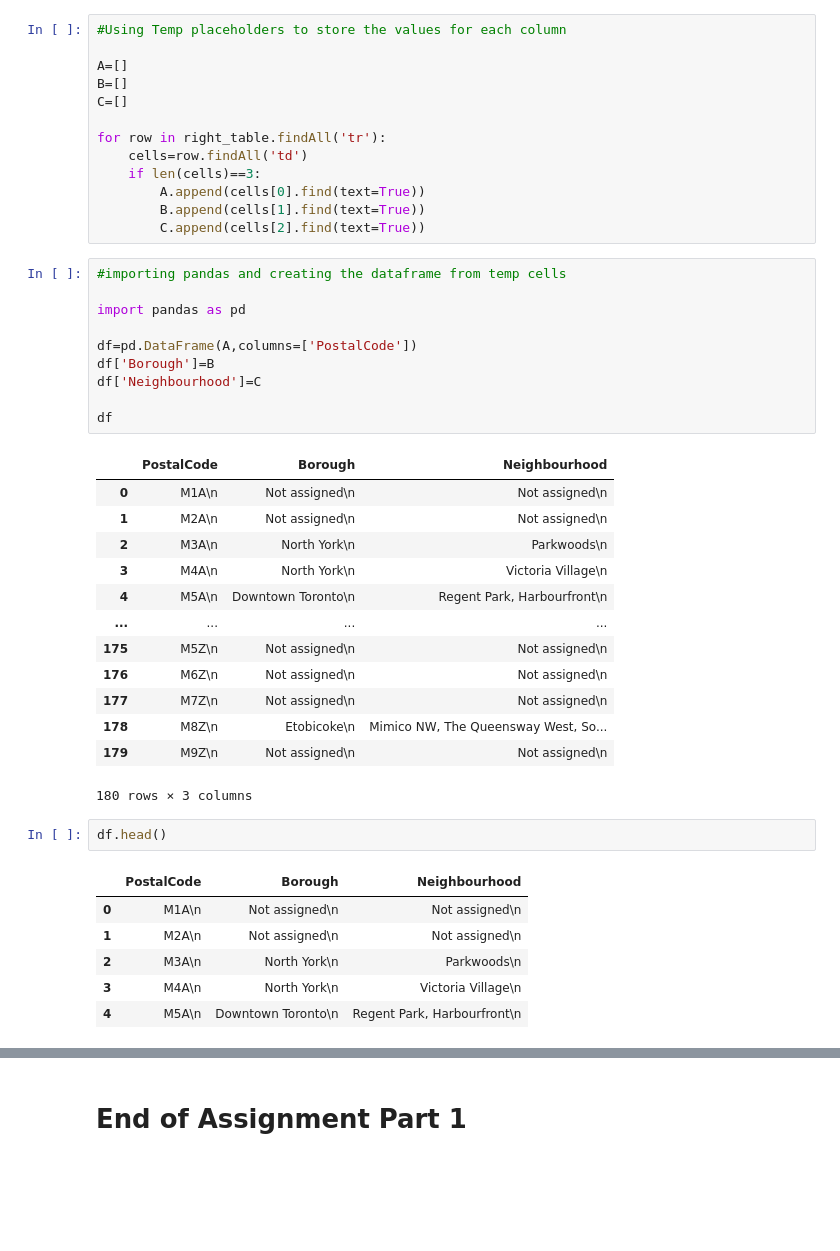
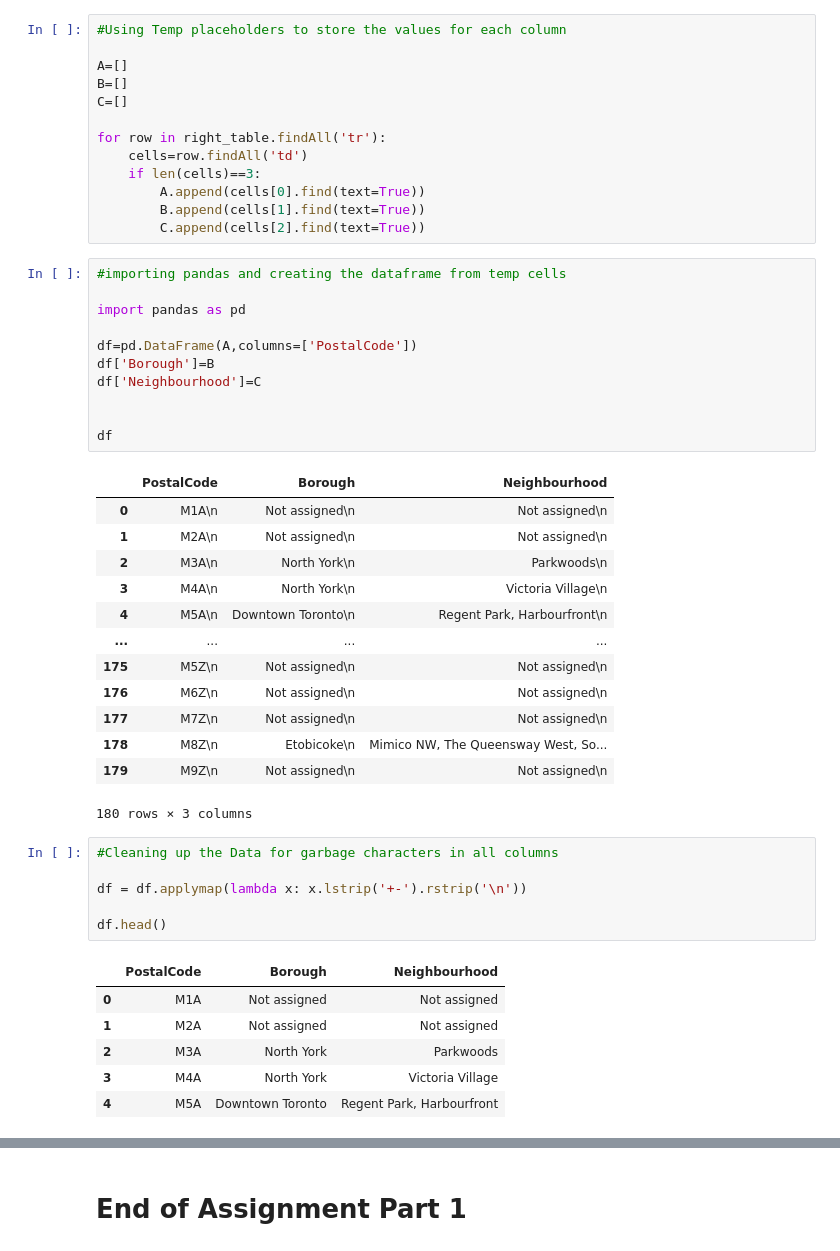
Before and after one commit to sanjeetmanchanda/Coursera_Capstone, a Jupyter notebook: Coursera_Capstone_notebook.ipynb, the cells around one changed output, grey strips where cells are left out. Cells and saved outputs as stored; diff of their text form; blank space fills up the shorter version.

```diff
--- a/Coursera_Capstone_notebook.ipynb
+++ b/Coursera_Capstone_notebook.ipynb
@@ -49,6 +67,7 @@ df=pd.DataFrame(A,columns=['PostalCode'])
 df['Borough']=B
 df['Neighbourhood']=C
 
+
 df
 # %% [output]
 |  | PostalCode | Borough | Neighbourhood |
@@ -64,12 +83,16 @@ df
 | 178 | M8Z\n | Etobicoke\n | Mimico NW, The Queensway West, So... |
 | 179 | M9Z\n | Not assigned\n | Not assigned\n |
 180 rows × 3 columns
-# %%
-df.head()
-# %% [output]
-|  | PostalCode | Borough | Neighbourhood |
-| 0 | M1A\n | Not assigned\n | Not assigned\n |
-| 1 | M2A\n | Not assigned\n | Not assigned\n |
-| 2 | M3A\n | North York\n | Parkwoods\n |
-| 3 | M4A\n | North York\n | Victoria Village\n |
-| 4 | M5A\n | Downtown Toronto\n | Regent Park, Harbourfront\n |
+# %%
+#Cleaning up the Data for garbage characters in all columns
+
+df = df.applymap(lambda x: x.lstrip('+-').rstrip('\n'))
+
+df.head()
+# %% [output]
+|  | PostalCode | Borough | Neighbourhood |
+| 0 | M1A | Not assigned | Not assigned |
+| 1 | M2A | Not assigned | Not assigned |
+| 2 | M3A | North York | Parkwoods |
+| 3 | M4A | North York | Victoria Village |
+| 4 | M5A | Downtown Toronto | Regent Park, Harbourfront |
```
Also changed, not shown: parts of 17 cells of this notebook.
